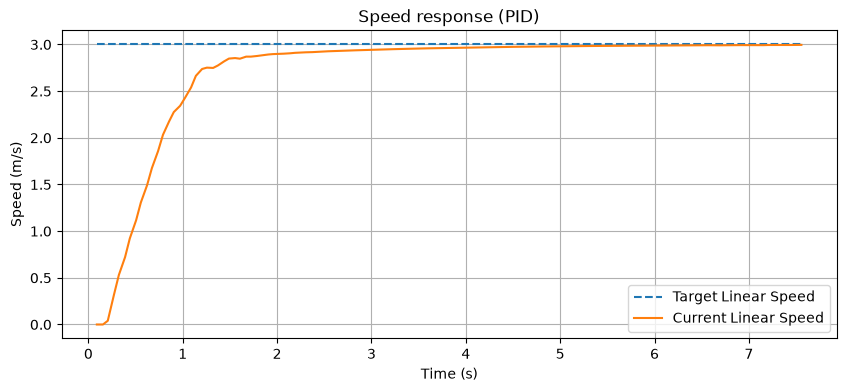
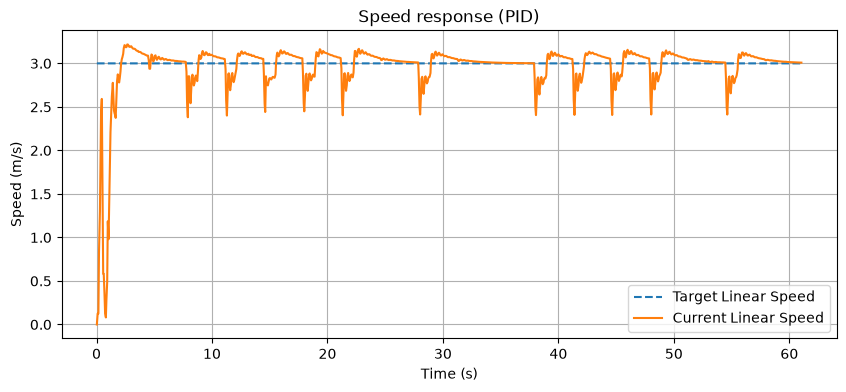
Unified diff of the notebook cell whose output changed from the first chart to the second:
--- before
+++ after
@@ -23,7 +23,10 @@
 plt.show()
 
+
+
 plt.figure(figsize=(6, 6))
 plt.plot(d_x, d_z, label="Robot Trajectory", color='blue')
-plt.scatter([target_x], [target_z], color='red', marker='*', s=200, label="Target")
+# Usa l'ultima posizione reale registrata nelle liste d_x e d_z
+plt.scatter([d_x[-1]], [d_z[-1]], color='red', marker='*', s=200, label="Target")
 plt.scatter([d_x[0]], [d_z[0]], color='green', marker='o', s=100, label="Start")
 plt.title("Robot Trajectory (Plane X-Z)")

Commit: fix: correzione invio coordinate